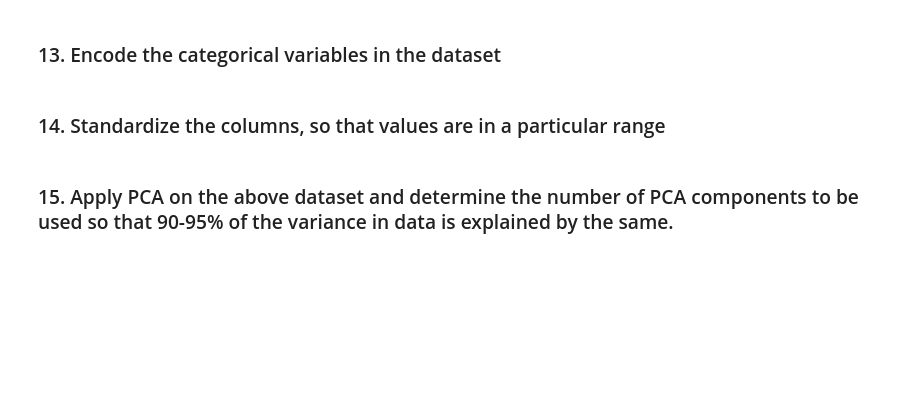
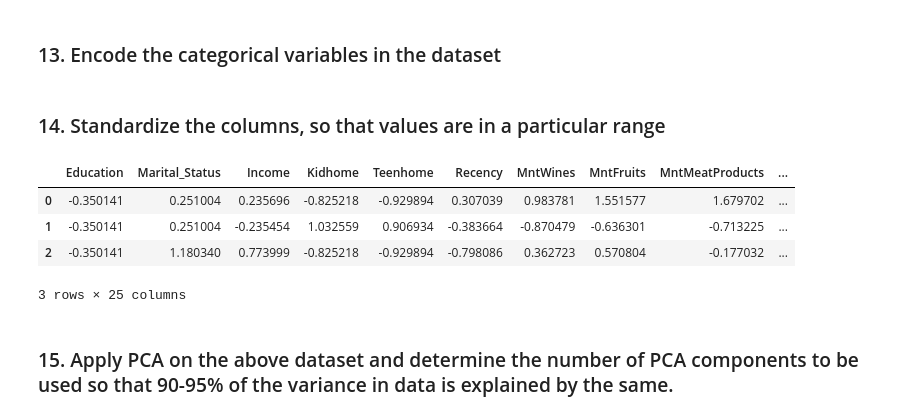
Before and after one commit to Sarvani-Andugulapati/Sarvani_UnsupervisedLab4, a Jupyter notebook: Unsupervised Learning - Lab session.ipynb, the cells around one changed output. Cells and saved outputs as stored; diff of their text form; code cells hidden in the pictures; blank space fills up the shorter version.

```diff
--- a/Unsupervised Learning - Lab session.ipynb
+++ b/Unsupervised Learning - Lab session.ipynb
@@ -190,2 +254,10 @@ MntWines MntFruits MntMeatProducts MntFishProducts MntSweetProducts MntGoldProds
+# %%
+scaled_features_df.head(3)
+# %% [output]
+|  | Education | Marital_Status | Income | Kidhome | Teenhome | Recency | MntWines | MntFruits | MntMeatProducts | ... |
+| 0 | -0.350141 | 0.251004 | 0.235696 | -0.825218 | -0.929894 | 0.307039 | 0.983781 | 1.551577 | 1.679702 | ... |
+| 1 | -0.350141 | 0.251004 | -0.235454 | 1.032559 | 0.906934 | -0.383664 | -0.870479 | -0.636301 | -0.713225 | ... |
+| 2 | -0.350141 | 1.180340 | 0.773999 | -0.825218 | -0.929894 | -0.798086 | 0.362723 | 0.570804 | -0.177032 | ... |
+3 rows × 25 columns
 # %% [markdown]
 ### 15. Apply PCA on the above dataset and determine the number of PCA components to be used so that 90-95% of the variance in data is explained by the same.
```
Also changed, not shown: parts of 22 cells of this notebook.
